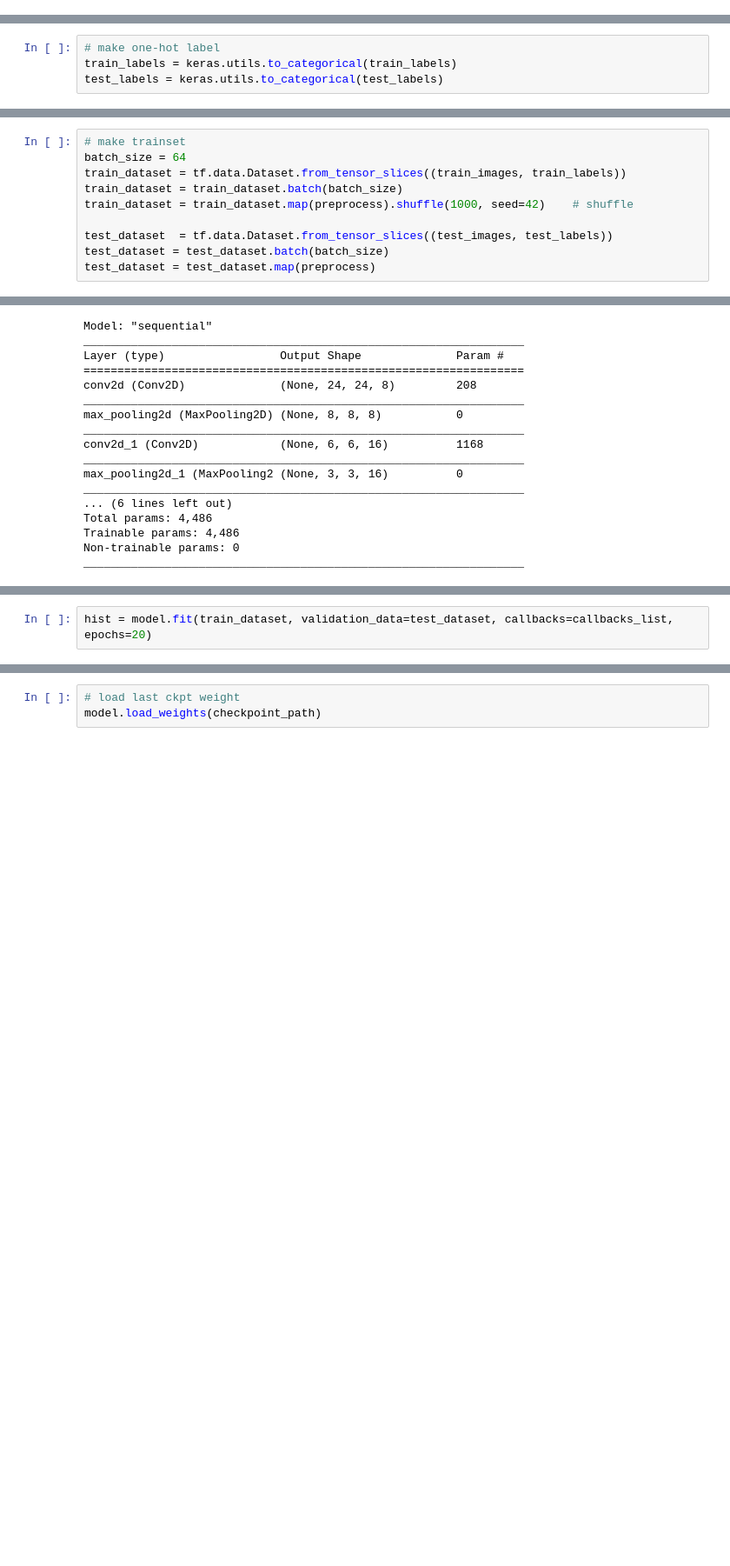
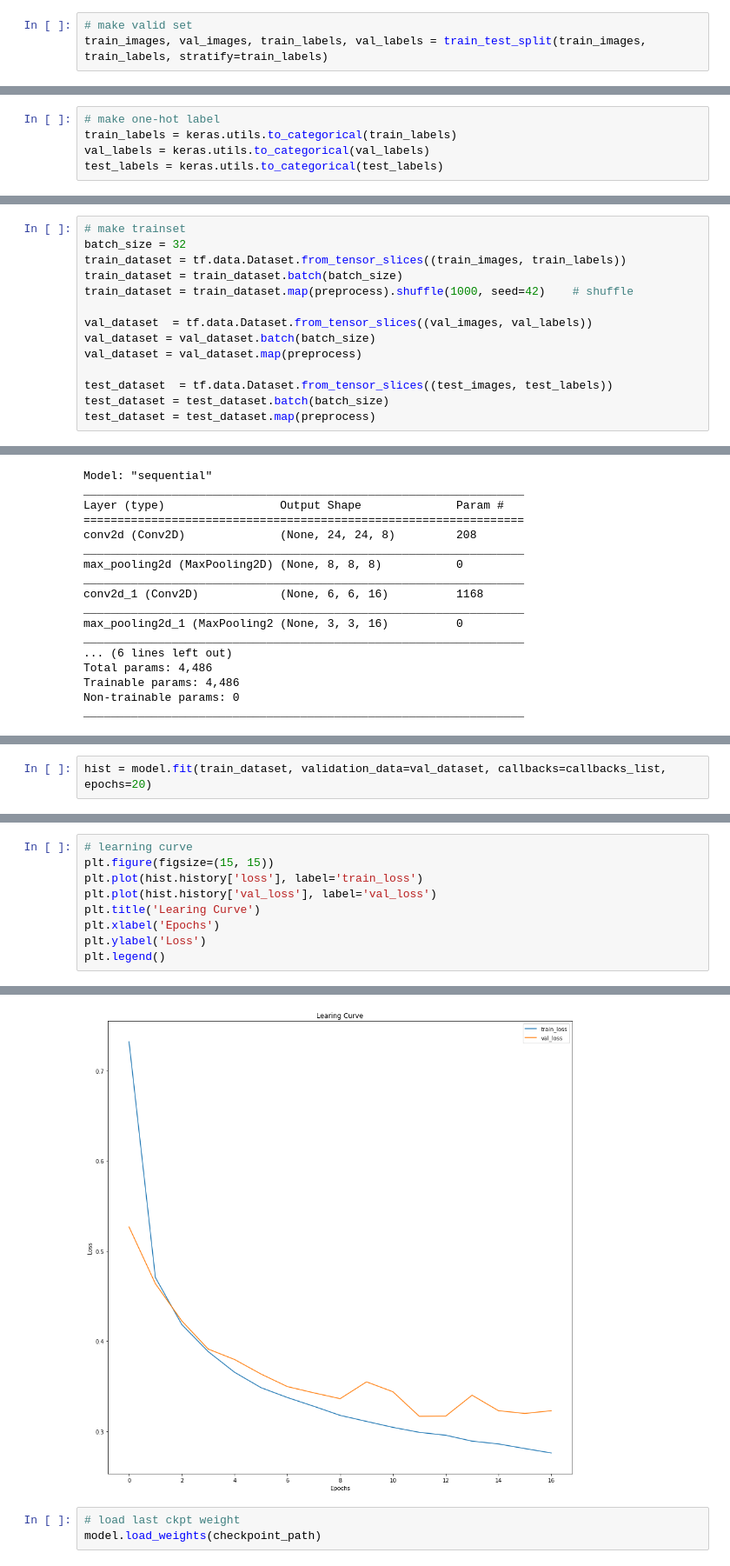
Before and after one commit to kwjinwoo/DCC, a Jupyter notebook: cv/task1/jinwoo/cnn.ipynb, the cells around one changed output, grey strips where cells are left out. Shown: that part at 87% size. Cells and saved outputs as stored; diff of their text form; blank space fills up the shorter version.

```diff
--- a/cv/task1/jinwoo/cnn.ipynb
+++ b/cv/task1/jinwoo/cnn.ipynb
@@ -60,5 +63,8 @@ Downloading data from https://storage.googleapis.com/tensorflow/tf-keras-dataset
 Downloading data from https://storage.googleapis.com/tensorflow/tf-keras-datasets/t10k-images-idx3-ubyte.gz
 4423680/4422102 [==============================] - 0s 0us/step
 4431872/4422102 [==============================] - 0s 0us/step
+# %%
+# make valid set
+train_images, val_images, train_labels, val_labels = train_test_split(train_images, train_labels, stratify=train_labels)
 # %%
 # dataset shape
@@ -71,6 +77,7 @@ num_class = len(np.unique(test_labels))
 # %%
 # make one-hot label
 train_labels = keras.utils.to_categorical(train_labels)
+val_labels = keras.utils.to_categorical(val_labels)
 test_labels = keras.utils.to_categorical(test_labels)
 # %%
 # preprocess function
@@ -82,11 +89,15 @@ def preprocess(x, y):
   return x, y
 # %%
 # make trainset
-batch_size = 64
+batch_size = 32
 train_dataset = tf.data.Dataset.from_tensor_slices((train_images, train_labels))
 train_dataset = train_dataset.batch(batch_size)
 train_dataset = train_dataset.map(preprocess).shuffle(1000, seed=42)    # shuffle
 
+val_dataset  = tf.data.Dataset.from_tensor_slices((val_images, val_labels))
+val_dataset = val_dataset.batch(batch_size)
+val_dataset = val_dataset.map(preprocess)
+
 test_dataset  = tf.data.Dataset.from_tensor_slices((test_images, test_labels))
 test_dataset = test_dataset.batch(batch_size)
 test_dataset = test_dataset.map(preprocess)
@@ -159,6 +170,6 @@ callbacks_list = [
     )
 ]
 # %%
-hist = model.fit(train_dataset, validation_data=test_dataset, callbacks=callbacks_list, epochs=20)
+hist = model.fit(train_dataset, validation_data=val_dataset, callbacks=callbacks_list, epochs=20)
 # %% [output]
 Epoch 1/20
@@ -180,0 +192,10 @@ Epoch 20/20
+# %%
+# learning curve
+plt.figure(figsize=(15, 15))
+plt.plot(hist.history['loss'], label='train_loss')
+plt.plot(hist.history['val_loss'], label='val_loss')
+plt.title('Learing Curve')
+plt.xlabel('Epochs')
+plt.ylabel('Loss')
+plt.legend()
+# %% [output]
@@ -181,3 +203,4 @@ Epoch 20/20
+[figure, added]
 # %%
 # load last ckpt weight
 model.load_weights(checkpoint_path)
```
Also changed, not shown: parts of 8 cells of this notebook, 3 other files.
